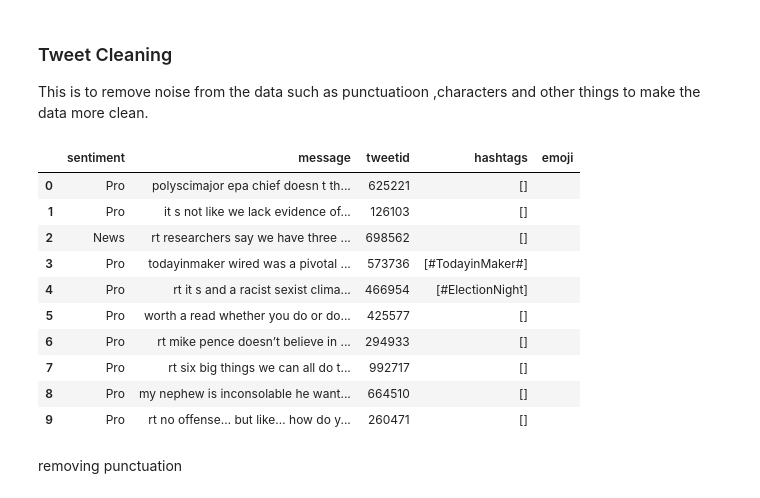
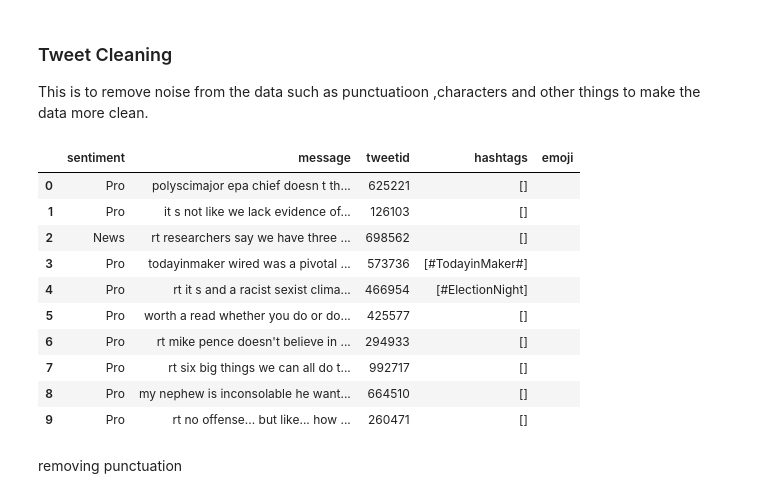
Before and after one commit to TEAMCBB3Classificationpredict/predict-notebook, a Jupyter notebook: EDSA CLIMATE NOTEBOOK.ipynb, the cells around one changed output. Drawn from its saved outputs; the diff is of its cells as text; code cells hidden in the pictures.

```diff
--- a/EDSA CLIMATE NOTEBOOK.ipynb
+++ b/EDSA CLIMATE NOTEBOOK.ipynb
@@ -750,21 +749,21 @@ def process_tweet(tweet):
 # %%
 # cleaning the text of train data
 df['message'] = df['message'].apply(lambda x: process_tweet(x))
-
+df['message'] = df['message'].apply(unidecode.unidecode)
 # show the cleaned text
 df.head(10)
 # %% [output]
 |  | sentiment | message | tweetid | hashtags | emoji |
 | 0 | Pro | polyscimajor epa chief doesn t th... | 625221 | [] |  |
 | 1 | Pro | it s not like we lack evidence of... | 126103 | [] |  |
 | 2 | News | rt researchers say we have three ... | 698562 | [] |  |
 | 3 | Pro | todayinmaker wired was a pivotal ... | 573736 | [#TodayinMaker#] |  |
 | 4 | Pro | rt it s and a racist sexist clima... | 466954 | [#ElectionNight] |  |
 | 5 | Pro | worth a read whether you do or do... | 425577 | [] |  |
-| 6 | Pro | rt mike pence doesn’t believe in ... | 294933 | [] |  |
+| 6 | Pro | rt mike pence doesn't believe in ... | 294933 | [] |  |
 | 7 | Pro | rt six big things we can all do t... | 992717 | [] |  |
 | 8 | Pro | my nephew is inconsolable he want... | 664510 | [] |  |
-| 9 | Pro | rt no offense… but like… how do y... | 260471 | [] |  |
+| 9 | Pro | rt no offense... but like... how ... | 260471 | [] |  |
 # %% [markdown]
 removing punctuation
 # %%
```
Also changed, not shown: parts of 7 cells of this notebook.
